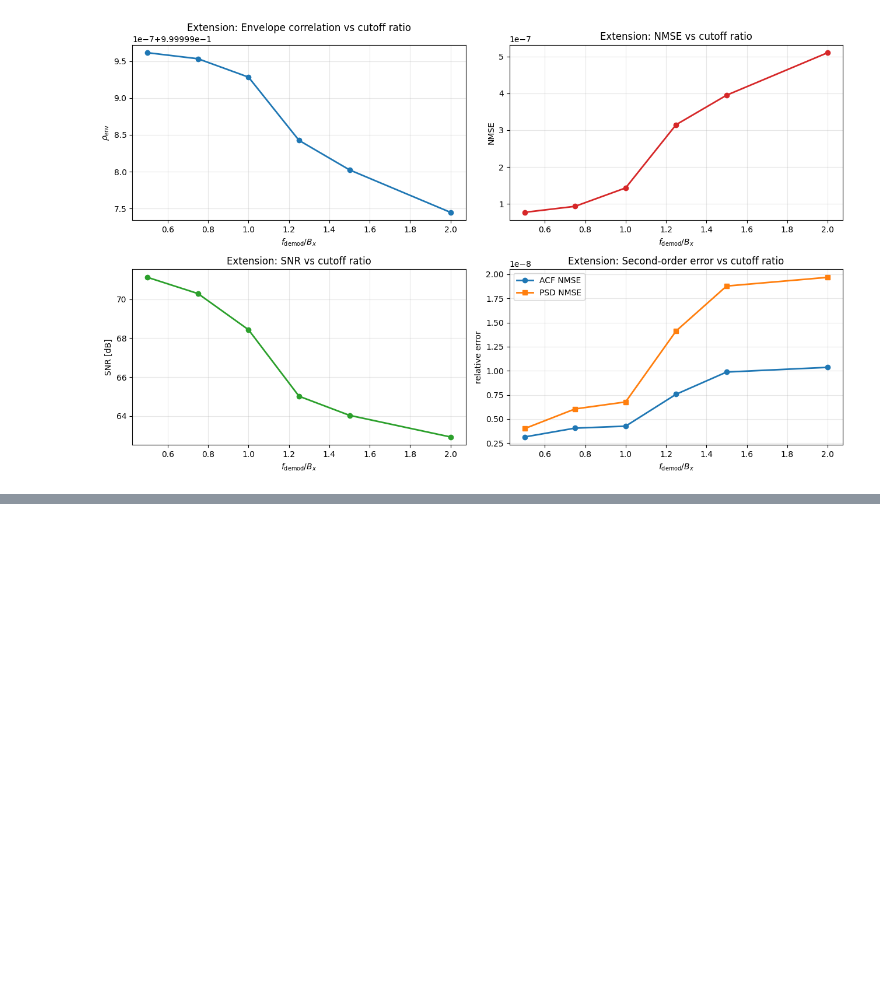
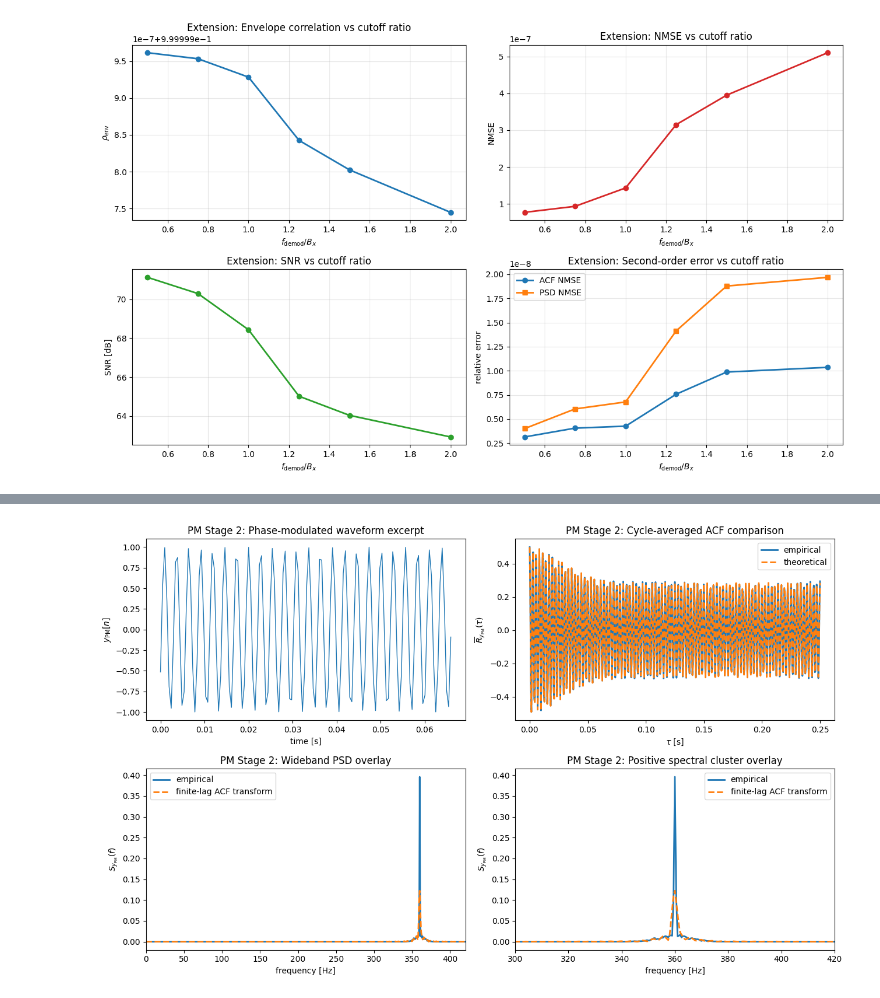
Before and after one commit to almondsun/signal-theory, a Jupyter notebook: workshops/03-envelope/gaussian-mod.ipynb, the cells around one changed output, grey strips where cells are left out. Saved outputs shown, nothing was run; the diff lists cells and outputs as text; code cells hidden in the pictures; blank space fills up the shorter version.

```diff
--- a/workshops/03-envelope/gaussian-mod.ipynb
+++ b/workshops/03-envelope/gaussian-mod.ipynb
@@ -1294,0 +1477,77 @@ Best SNR in this sweep occurs at f_demod/B_x = 0.50 (f_demod = 7.50 Hz).
+# %%
+params["pm_fc"] = params["fc"]
+params["pm_phase_rms_target"] = 0.75
+params["pm_kp"] = params["pm_phase_rms_target"] / np.sqrt(stage0["variance"])
+
+pm_result = evaluate_phase_chain(
+    stage1["x"],
+    params["fs"],
+    params["process"],
+    params["pm_fc"],
+    params["pm_kp"],
+    post_lpf_hz=min(1.50 * stage0["effective_bandwidth_hz"], 0.20 * params["pm_fc"]),
+    max_lag=params["max_lag_samples"],
+    welch_nperseg=params["welch_nperseg"],
+    welch_noverlap=params["welch_noverlap"],
+    tau_psd_grid=stage0["tau_grid"],
+)
+
+pm_stage2["y"] = pm_result["y"]
+pm_stage2["tau_lags"] = pm_result["tau_y"]
+pm_stage2["acf_emp"] = pm_result["acf_emp_y"]
+pm_stage2["acf_theory"] = pm_result["acf_theory_y"]
+pm_stage2["freq_welch"] = pm_result["freq_y"]
+pm_stage2["psd_emp"] = pm_result["psd_emp_y"]
+pm_stage2["psd_theory"] = pm_result["psd_theory_y"]
+pm_stage2["phase_rms"] = params["pm_kp"] * np.std(stage1["x"], ddof=0)
+pm_stage2["separation_ratio"] = params["pm_fc"] / stage0["effective_bandwidth_hz"]
+
+pm_acf_nmse = normalized_mse(pm_stage2["acf_theory"], pm_stage2["acf_emp"])
+pm_psd_nmse = normalized_mse(pm_stage2["psd_theory"], pm_stage2["psd_emp"])
+
+print(f"PM carrier frequency f_c = {params['pm_fc']:.2f} Hz")
+print(f"PM sensitivity k_p = {params['pm_kp']:.4f} rad / unit")
+print(f"PM rms phase deviation = {pm_stage2['phase_rms']:.4f} rad")
+print(f"PM carrier / bandwidth ratio = {pm_stage2['separation_ratio']:.2f}")
+print(f"PM Stage 2 ACF shape NMSE = {pm_acf_nmse:.4e}")
+print("PM Stage 2 PSD overlay uses a finite-lag numerical transform and is qualitative.")
+print(f"PM Stage 2 PSD overlay relative error = {pm_psd_nmse:.4e}")
+
+excerpt_duration_pm = min(0.08, 24.0 / params["pm_fc"])
+excerpt_samples_pm = max(64, int(excerpt_duration_pm * params["fs"]))
+f_pm_max = min(params["fs"] / 2.0, params["pm_fc"] + 4.0 * stage0["effective_bandwidth_hz"])
+f_pm_sideband_min = max(0.0, params["pm_fc"] - 4.0 * stage0["effective_bandwidth_hz"])
+
+fig, axes = plt.subplots(2, 2, figsize=(13, 8))
+
+axes[0, 0].plot(pm_result["time_axis"][:excerpt_samples_pm], pm_result["y"][:excerpt_samples_pm], lw=1.0)
+axes[0, 0].set_title("PM Stage 2: Phase-modulated waveform excerpt")
+axes[0, 0].set_xlabel("time [s]")
+axes[0, 0].set_ylabel(r"$y_{\mathrm{PM}}[n]$")
+
+axes[0, 1].plot(pm_stage2["tau_lags"], pm_stage2["acf_emp"], lw=2, label="empirical")
+axes[0, 1].plot(pm_stage2["tau_lags"], pm_stage2["acf_theory"], lw=2, ls="--", label="theoretical")
+axes[0, 1].set_title("PM Stage 2: Cycle-averaged ACF comparison")
+axes[0, 1].set_xlabel(r"$\tau$ [s]")
+axes[0, 1].set_ylabel(r"$\overline{R}_{y_{\mathrm{PM}}}(\tau)$")
+axes[0, 1].legend()
+
+axes[1, 0].plot(pm_stage2["freq_welch"], pm_stage2["psd_emp"], lw=2, label="empirical")
+axes[1, 0].plot(pm_stage2["freq_welch"], pm_stage2["psd_theory"], lw=2, ls="--", label="finite-lag ACF transform")
+axes[1, 0].set_title("PM Stage 2: Wideband PSD overlay")
+axes[1, 0].set_xlabel("frequency [Hz]")
+axes[1, 0].set_ylabel(r"$S_{y_{\mathrm{PM}}}(f)$")
+axes[1, 0].set_xlim(0.0, f_pm_max)
+axes[1, 0].legend()
+
+axes[1, 1].plot(pm_stage2["freq_welch"], pm_stage2["psd_emp"], lw=2, label="empirical")
+axes[1, 1].plot(pm_stage2["freq_welch"], pm_stage2["psd_theory"], lw=2, ls="--", label="finite-lag ACF transform")
+axes[1, 1].set_title("PM Stage 2: Positive spectral cluster overlay")
+axes[1, 1].set_xlabel("frequency [Hz]")
+axes[1, 1].set_ylabel(r"$S_{y_{\mathrm{PM}}}(f)$")
+axes[1, 1].set_xlim(f_pm_sideband_min, f_pm_max)
+axes[1, 1].legend()
+
+plt.tight_layout()
+plt.show()
+# %% [output]
@@ -1294,0 +1561 @@ Best SNR in this sweep occurs at f_demod/B_x = 0.50 (f_demod = 7.50 Hz).
+[figure, added]
```
Also changed, not shown: parts of 6 cells of this notebook.
